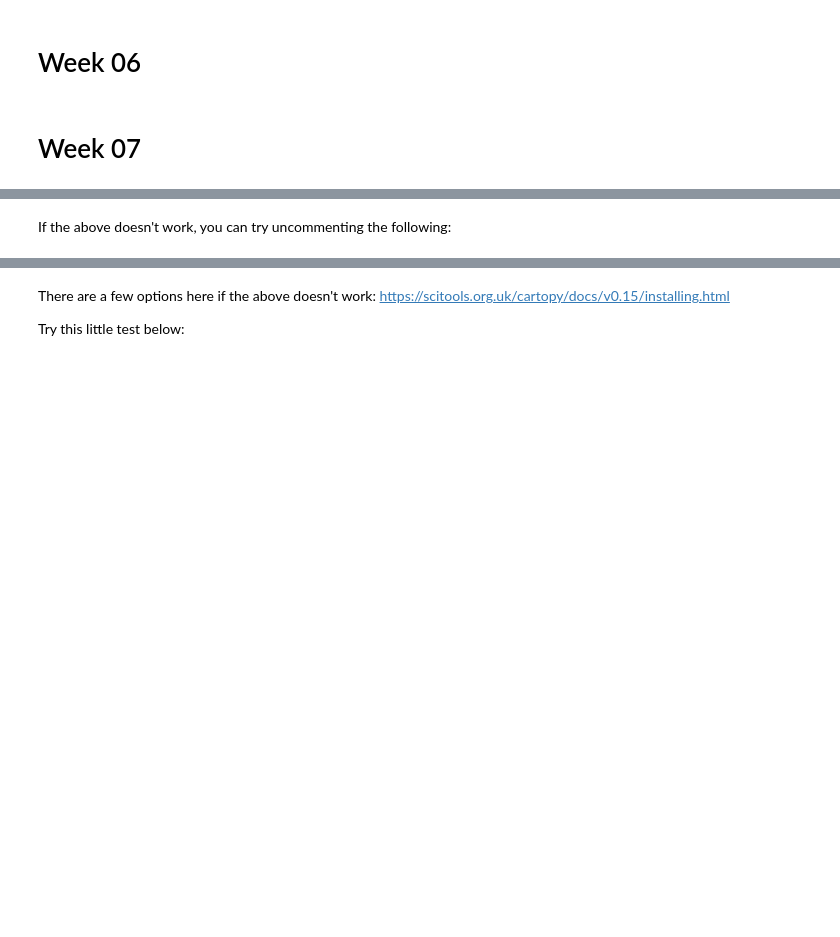
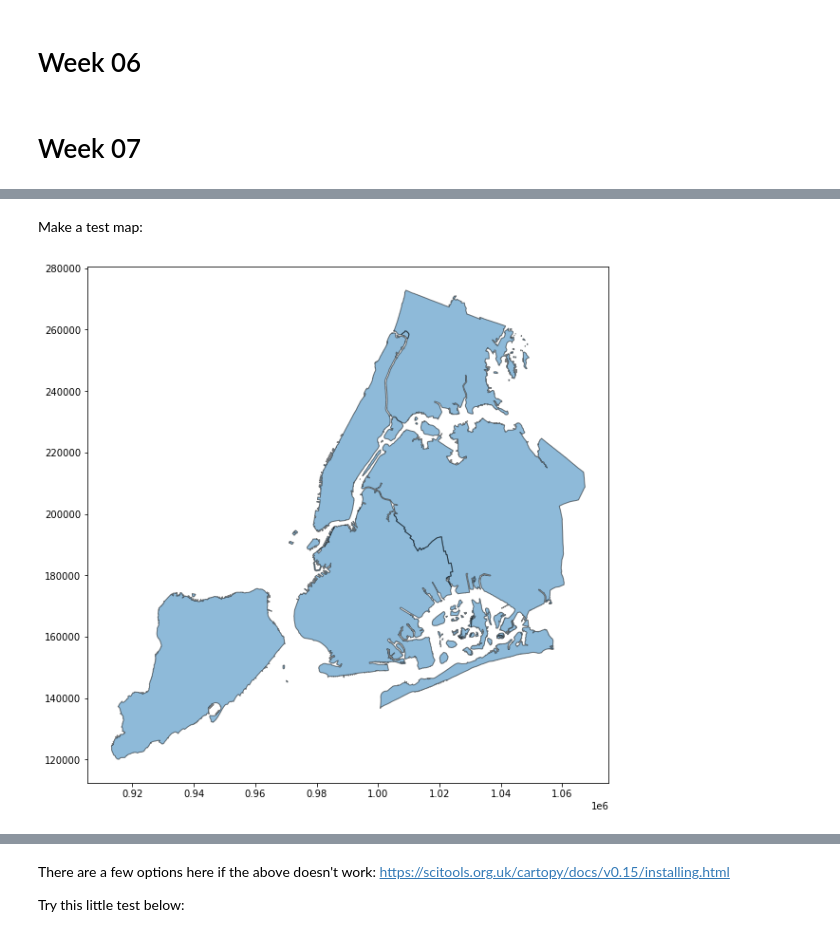
Before and after one commit to UIUC-iSchool-DataViz/is445AOG_fall2020, a Jupyter notebook: _site/week01/test_imports_week01.ipynb, the cells around one changed output, grey strips where cells are left out. Saved outputs shown, nothing was run; the diff lists cells and outputs as text; code cells hidden in the pictures; blank space fills up the shorter version.

```diff
--- a/_site/week01/test_imports_week01.ipynb
+++ b/_site/week01/test_imports_week01.ipynb
@@ -263,4 +205,2 @@ If the above doesn't work, you can try uncommenting the following:
 # %%
 import geopandas
-# %% [markdown]
-If the above doesn't work, you can try uncommenting the following:
@@ -268,0 +207,8 @@ If the above doesn't work, you can try uncommenting the following:
+# %% [markdown]
+Make a test map:
+# %%
+df = geopandas.read_file(geopandas.datasets.get_path('nybb'))
+# %%
+ax = df.plot(figsize=(10, 10), alpha=0.5, edgecolor='k')
+# %% [output]
+[figure, added]
```
Also changed, not shown: parts of 46 cells of this notebook, 21 other files.
